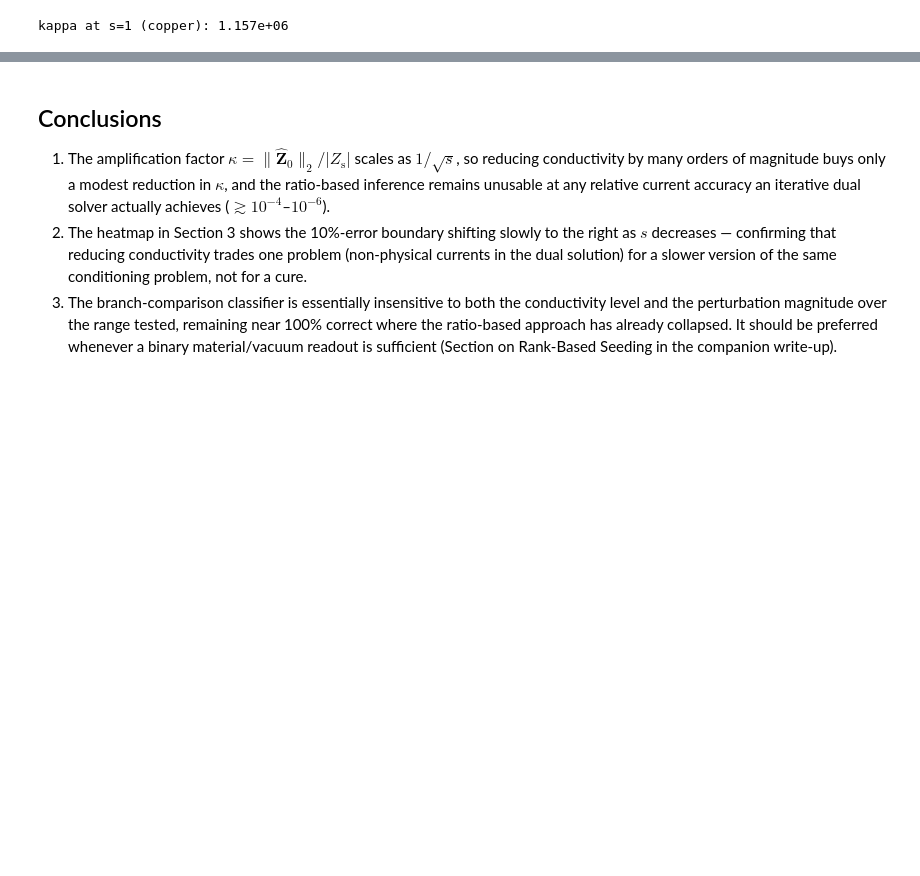
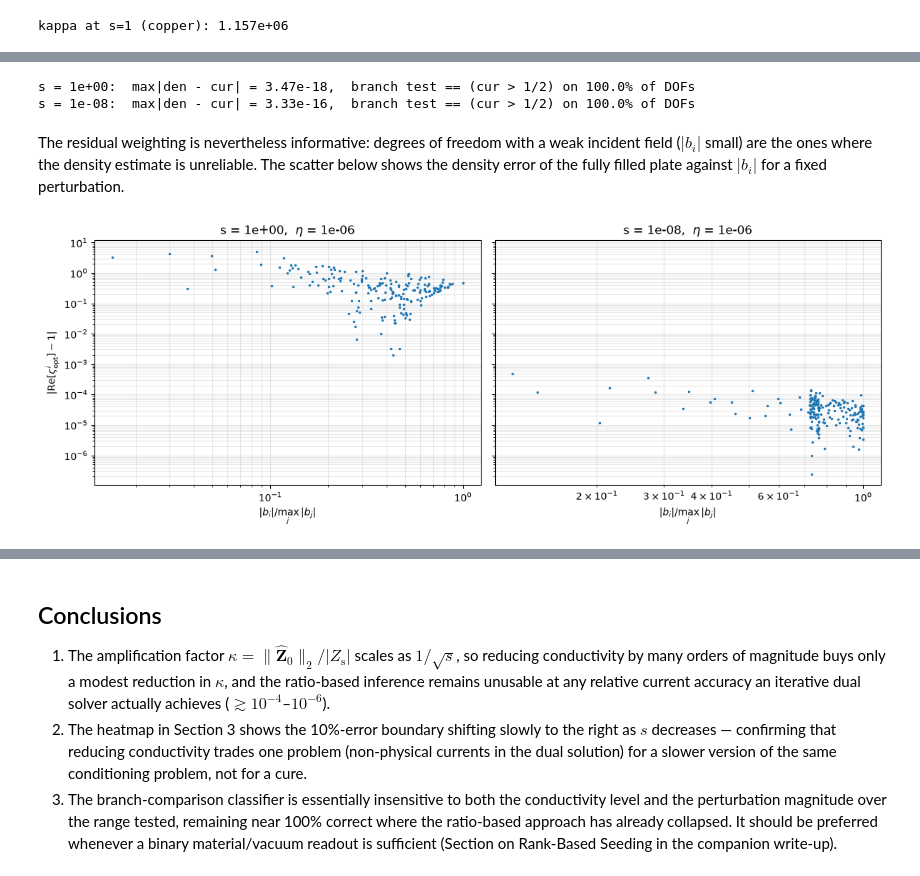
Before and after one commit to liskaja8/dolphindes, a Jupyter notebook: examples/limits/inference_sensitivity.ipynb, the cells around one changed output, grey strips where cells are left out. Cells and saved outputs as stored; diff of their text form; code cells hidden in the pictures; blank space fills up the shorter version.

```diff
--- a/examples/limits/inference_sensitivity.ipynb
+++ b/examples/limits/inference_sensitivity.ipynb
@@ -36,10 +36,11 @@ f = 2.45e9
 omega = 2 * np.pi * f
 sigma_Cu = 5.96e7
 
-Lmat = np.loadtxt("Lmat_matrix.txt", delimiter=',')
-R0 = np.loadtxt("R0_matrix.txt", delimiter=',')
-X0 = np.loadtxt("X0_matrix.txt", delimiter=',')
-V = np.loadtxt("V_vector.txt", delimiter=',').astype(complex)
+
+Lmat = np.loadtxt("Lmat_dipole.txt", delimiter=',')
+R0 = np.loadtxt("R0_dipole.txt", delimiter=',')
+X0 = np.loadtxt("X0_dipole.txt", delimiter=',')
+V = np.loadtxt("V_dipole.txt", delimiter=',').astype(complex)
 
 Z0 = R0 + 1j * X0
 N = len(V)
@@ -316,0 +380,37 @@ kappa at s=1 (copper): 1.157e+06
+# %%
+for s in [1.0, 1e-8]:
+    sysd = build_system(s)
+    Ib = np.zeros(N, dtype=complex)
+    Ib[keep_mask] = np.linalg.solve(sysd['Zt'][np.ix_(keep_mask, keep_mask)], V[keep_mask])
+    n = np.random.randn(N) + 1j * np.random.randn(N)
+    I = Ib + 1e-3 * np.linalg.norm(Ib) / np.linalg.norm(n) * n
+    d_den, d_cur = fit_density(I, sysd), fit_current(I, sysd)
+    bt = branch_test(I, sysd)
+    print(f"s = {s:.0e}:  max|den - cur| = {np.max(np.abs(d_den - d_cur)):.2e},  "
+          f"branch test == (cur > 1/2) on {np.mean(bt == (d_cur > 0.5)) * 100:.1f}% of DOFs")
+# %% [output]
+s = 1e+00:  max|den - cur| = 3.47e-18,  branch test == (cur > 1/2) on 100.0% of DOFs
+s = 1e-08:  max|den - cur| = 3.33e-16,  branch test == (cur > 1/2) on 100.0% of DOFs
+# %% [markdown]
+The residual weighting is nevertheless informative: degrees of freedom with a weak incident field ($|b_i|$ small)
+are the ones where the density estimate is unreliable. The scatter below shows the density error of the fully
+filled plate against $|b_i|$ for a fixed perturbation.
+# %%
+eta_scatter = 1e-6
+fig, axes = plt.subplots(1, 2, figsize=(12, 4.5), sharey=True)
+for ax, s in zip(axes, [1.0, 1e-8]):
+    sysd = build_system(s)
+    Ifp = np.linalg.solve(sysd['Zt'], V)
+    n = np.random.randn(N) + 1j * np.random.randn(N)
+    I = Ifp + eta_scatter * np.linalg.norm(Ifp) / np.linalg.norm(n) * n
+    ih, b = fit_inputs(I, sysd)
+    err = np.abs(np.real(ih / b) - 1)
+    ax.loglog(np.abs(b) / np.abs(b).max(), err, '.', ms=3)
+    ax.set_xlabel(r'$|b_i| / \max_j |b_j|$')
+    ax.set_title(f's = {s:.0e},  $\\eta$ = {eta_scatter:.0e}')
+    ax.grid(True, which='both', alpha=0.3)
+axes[0].set_ylabel(r'$|\mathrm{Re}[\varsigma^i_\mathrm{opt}] - 1|$')
+plt.tight_layout()
+plt.show()
+# %% [output]
+[figure, added]
```
Also changed, not shown: parts of 9 cells of this notebook, 34 other files.
